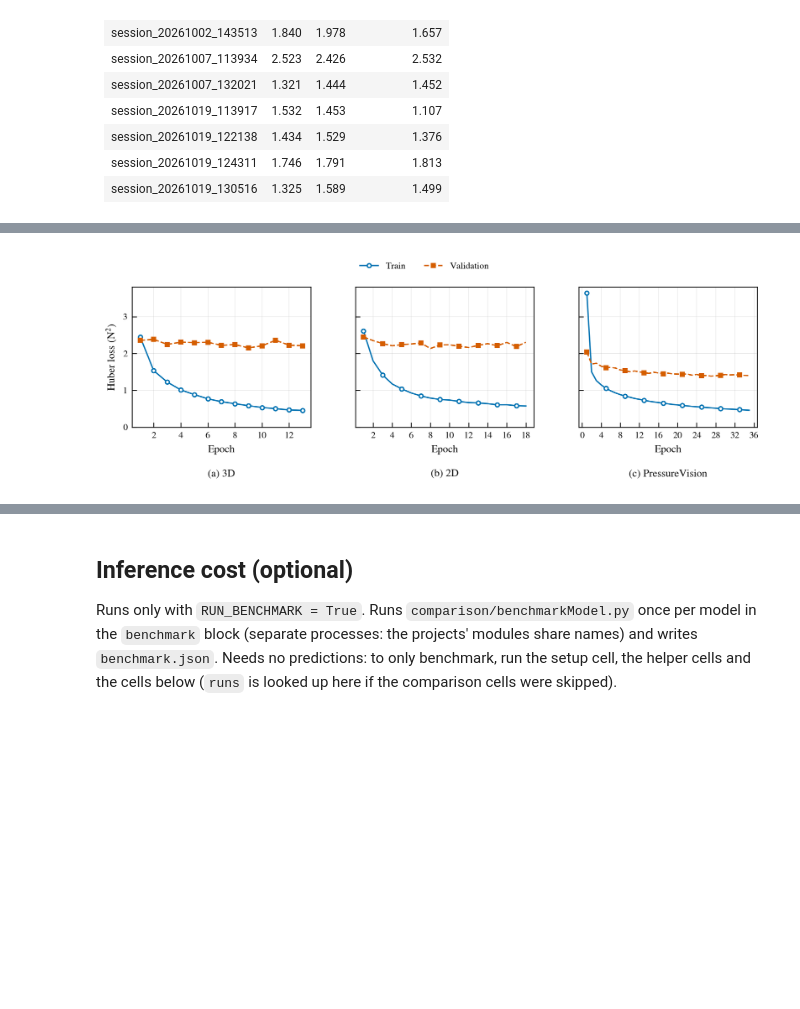
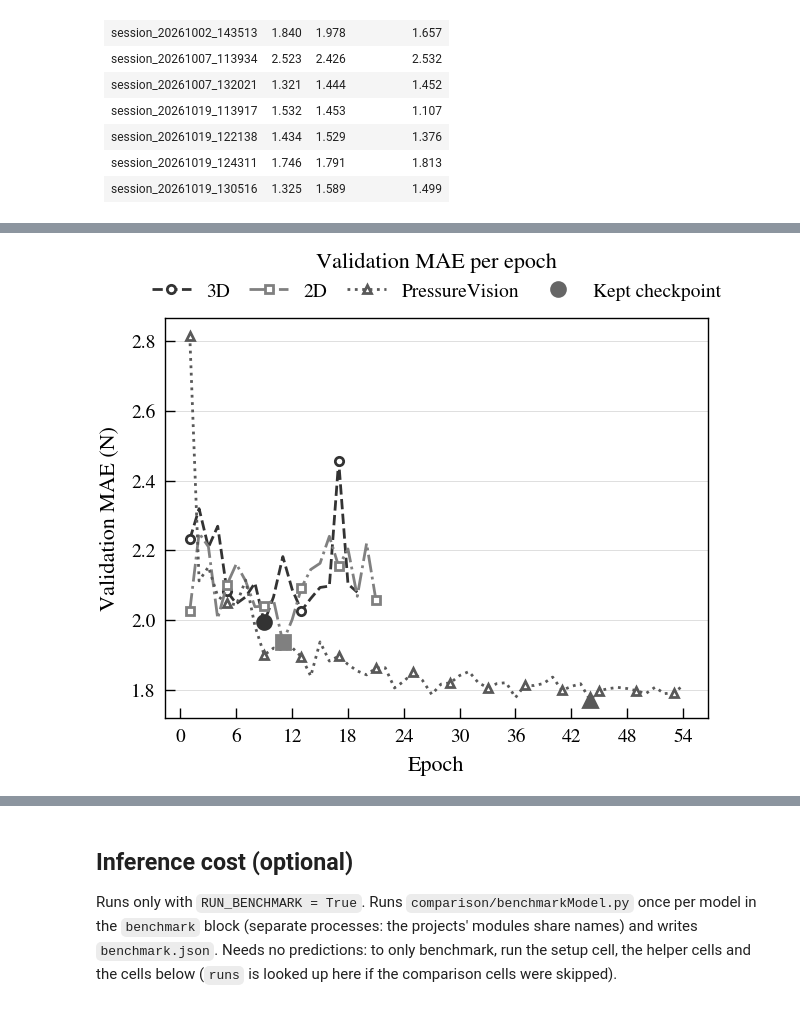
Before and after one commit to WouterDGries/ForceEstimationPipeline, a Jupyter notebook: comparison/compareModels.ipynb, the cells around one changed output, grey strips where cells are left out. Cells and saved outputs as stored; diff of their text form; code cells hidden in the pictures; blank space fills up the shorter version.

```diff
--- a/comparison/compareModels.ipynb
+++ b/comparison/compareModels.ipynb
@@ -535,61 +587,36 @@ Formatted for an IEEE double-column figure: 7.16 in wide, Times-style serif at 8
 # %%
-FORCE_SCALE_SECTION = {"clip3d": "model_training", "frame2d": "model2d_training"}   # PressureVision logs in newtons
+MARKERS = ["o", "s", "^"]
 
-histories = {}   # {model: [DataFrame per seed with epoch, train_loss_n2, val_loss_n2]}
+best_histories = {}   # {model: metrics_history of its run with the lowest MAE on the common test frames}
 for model, folders in runs.items():
-    kind = settings["benchmark"]["models"][model]["kind"]
-    scale_sq = config[FORCE_SCALE_SECTION[kind]]["label"]["force_norm_scale_n"] ** 2 if kind in FORCE_SCALE_SECTION else 1.0
-    for folder in folders:
-        history_path = os.path.join(os.path.dirname(folder), "metrics_history.csv")
-        if not os.path.isfile(history_path):
-            print(f"[compare] WARNING: {history_path} missing - left out of the training curves")
-            continue
-        history = pd.read_csv(history_path)
-        history = history[history["epoch"] >= 1]
-        histories.setdefault(model, []).append(pd.DataFrame({
-            "epoch": history["epoch"], "train_loss_n2": history["train_loss"] * scale_sq,
-            "val_loss_n2": history["val_loss"] * scale_sq}))
+    run_mae = [metrics["mae_n"] for metrics in per_run_metrics[model]]   # same order as folders
+    best = int(np.argmin(run_mae))
+    history_path = os.path.join(os.path.dirname(folders[best]), "metrics_history.csv")
+    if not os.path.isfile(history_path):
+        print(f"[compare] WARNING: {history_path} missing - {model} left out of the validation curves")
+        continue
+    history = pd.read_csv(history_path)
+    best_histories[model] = history[history["epoch"] >= 1]
+    print(f"{model}: run with the lowest MAE ({run_mae[best]:.3f} N of {', '.join(f'{m:.3f}' for m in run_mae)}): "
+          f"{os.path.relpath(folders[best], REPO_ROOT)}, {history['epoch'].max()} epochs")
 
-# Mean over seeds, only over the epochs every seed reached (seeds stop early at different epochs;
-# averaging a shrinking set of seeds would make the tail jump)
-mean_histories = {}
-for model, seed_histories in histories.items():
-    last_common_epoch = min(h["epoch"].max() for h in seed_histories)
-    stacked = pd.concat([h[h["epoch"] <= last_common_epoch] for h in seed_histories])
-    mean_histories[model] = stacked.groupby("epoch").mean().reset_index()
-    print(f"{model}: mean of {len(seed_histories)} seeds over epochs 1-{last_common_epoch} "
-          f"(seeds ran {', '.join(str(h['epoch'].max()) for h in seed_histories)} epochs)")
-
-ieee_style = {
-    "font.family": "serif",
-    "font.serif": ["Times New Roman", "Times", "STIXGeneral", "DejaVu Serif"],
-    "mathtext.fontset": "stix",
-    "font.size": 8, "axes.labelsize": 8, "axes.titlesize": 8, "legend.fontsize": 7,
-    "xtick.labelsize": 7, "ytick.labelsize": 7,
-    "axes.linewidth": 0.6, "lines.linewidth": 1.0, "lines.markersize": 3,
-    "xtick.direction": "in", "ytick.direction": "in", "xtick.major.width": 0.6, "ytick.major.width": 0.6,
-    "grid.linewidth": 0.4, "pdf.fonttype": 42, "ps.fonttype": 42,
-    "figure.dpi": 300, "savefig.dpi": 600,   # figure.dpi: sharp inline display
-}
-with plt.rc_context(ieee_style):
-    fig, axes = plt.subplots(1, len(mean_histories), figsize=(7.16, 2.5), squeeze=False, sharey=True)
-    for panel, (ax, (model, h)) in enumerate(zip(axes[0], mean_histories.items())):
-        every = max(1, len(h) // 8)
-        ax.plot(h["epoch"], h["train_loss_n2"], "-", color="#0072B2", marker="o", markevery=every,
-                markerfacecolor="white", label="Train")
-        ax.plot(h["epoch"], h["val_loss_n2"], "--", color="#D55E00", marker="s", markevery=every, label="Validation")
-        ax.set_xlabel("Epoch")
-        if panel == 0:
-            ax.set_ylabel(r"Huber loss (N$^2$)")
-        ax.xaxis.set_major_locator(plt.MaxNLocator(integer=True))
-        ax.grid(alpha=0.3)
-        ax.text(0.5, -0.3, f"({chr(ord('a') + panel)}) {model}", transform=ax.transAxes, ha="center", va="top")
-
-    axes[0, 0].set_ylim(bottom=0)   # once, after all panels are drawn: the shared range covers every model
-    fig.legend(*axes[0, 0].get_legend_handles_labels(), loc="upper center", ncol=2, frameon=False,
-               bbox_to_anchor=(0.5, 1.0))
-    fig.subplots_adjust(left=0.07, right=0.99, top=0.86, bottom=0.27, wspace=0.25)
-    fig.savefig(os.path.join(out_dir, "training_curves.pdf"))
-    fig.savefig(os.path.join(out_dir, "training_curves.png"))
-    plt.show()
+fig, ax = plt.subplots(figsize=(3.5, 2.6))
+for k, (model, h) in enumerate(best_histories.items()):
+    style = LINE_STYLES[k % len(LINE_STYLES)]
+    ax.plot(h["epoch"], h["val_mae_n"], marker=MARKERS[k % len(MARKERS)], markevery=4,
+            markerfacecolor="white", label=model, **style)
+    best_epoch = h.loc[h["val_mae_n"].idxmin()]
+    ax.plot(best_epoch["epoch"], best_epoch["val_mae_n"], marker=MARKERS[k % len(MARKERS)], markersize=5,
+            color=style["color"], linestyle="none", zorder=4)
+ax.plot([], [], marker="o", color="0.4", linestyle="none", markersize=5, label="Kept checkpoint")
+ax.set_xlabel("Epoch")
+ax.set_ylabel("Validation MAE (N)")
+ax.set_title("Validation MAE per epoch", pad=18)
+ax.xaxis.set_major_locator(plt.MaxNLocator(integer=True))
+ax.set_axisbelow(True)
+ax.yaxis.grid(True, **GRID)
+ax.legend(ncol=len(best_histories) + 1, loc="lower center", bbox_to_anchor=(0.5, 1.0), frameon=False, handlelength=2.0, columnspacing=1.0)
+fig.savefig(os.path.join(out_dir, "validation_mae_curves.pdf"))
+fig.savefig(os.path.join(out_dir, "validation_mae_curves.png"))
+plt.show()
 # %% [output]
@@ -599,4 +626,4 @@ PressureVision: mean of 3 seeds over epochs 1-35 (seeds ran 35, 38, 54 epochs)
-[figure, old version]
+[figure, new version]
 # %% [markdown]
 ## Predicted vs. true force (IEEE figure)
 
```
Also changed, not shown: parts of 9 cells of this notebook, 21 other files.
